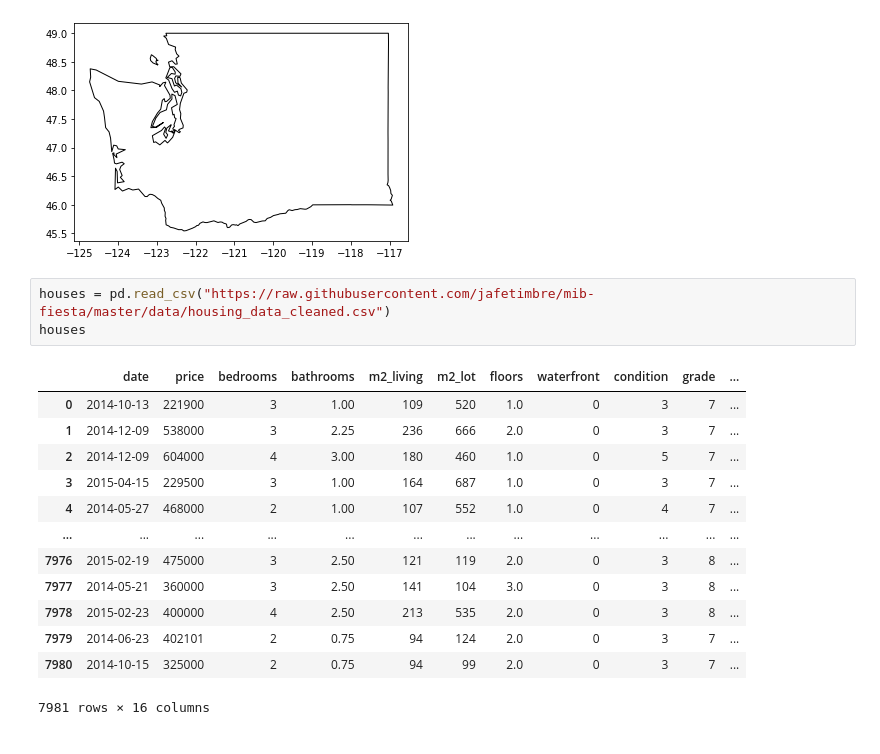
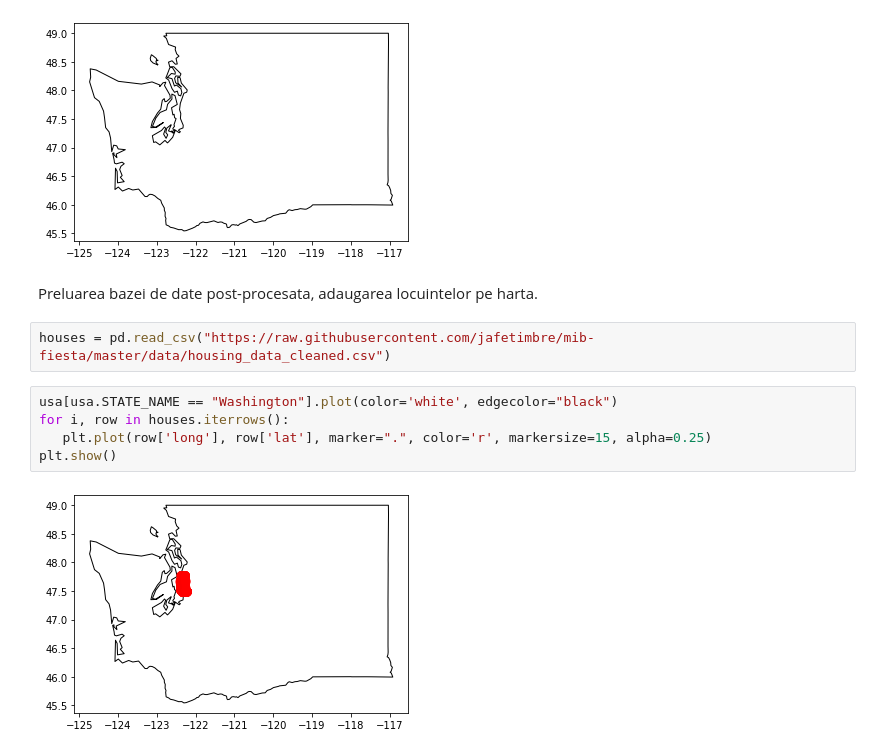
Before and after one commit to jafetimbre/mib-fiesta, a Jupyter notebook: src/beresescu_copy.ipynb, the cells around one changed output. Cells and saved outputs as stored; diff of their text form.

```diff
--- a/src/beresescu_copy.ipynb
+++ b/src/beresescu_copy.ipynb
@@ -51,20 +56,14 @@ usa[usa.STATE_NAME == "Washington"].plot(color='white', edgecolor="black")
 # %% [output]
 <matplotlib.axes._subplots.AxesSubplot at 0x...>
 [figure]
+# %% [markdown]
+Preluarea bazei de date post-procesata, adaugarea locuintelor pe harta.
 # %%
 houses = pd.read_csv("https://raw.githubusercontent.com/jafetimbre/mib-fiesta/master/data/housing_data_cleaned.csv")
-houses
-# %% [output]
-|  | date | price | bedrooms | bathrooms | m2_living | m2_lot | floors | waterfront | condition | grade | ... |
-| 0 | 2014-10-13 | 221900 | 3 | 1.00 | 109 | 520 | 1.0 | 0 | 3 | 7 | ... |
-| 1 | 2014-12-09 | 538000 | 3 | 2.25 | 236 | 666 | 2.0 | 0 | 3 | 7 | ... |
-| 2 | 2014-12-09 | 604000 | 4 | 3.00 | 180 | 460 | 1.0 | 0 | 5 | 7 | ... |
-| 3 | 2015-04-15 | 229500 | 3 | 1.00 | 164 | 687 | 1.0 | 0 | 3 | 7 | ... |
-| 4 | 2014-05-27 | 468000 | 2 | 1.00 | 107 | 552 | 1.0 | 0 | 4 | 7 | ... |
-| ... | ... | ... | ... | ... | ... | ... | ... | ... | ... | ... | ... |
-| 7976 | 2015-02-19 | 475000 | 3 | 2.50 | 121 | 119 | 2.0 | 0 | 3 | 8 | ... |
-| 7977 | 2014-05-21 | 360000 | 3 | 2.50 | 141 | 104 | 3.0 | 0 | 3 | 8 | ... |
-| 7978 | 2015-02-23 | 400000 | 4 | 2.50 | 213 | 535 | 2.0 | 0 | 3 | 8 | ... |
-| 7979 | 2014-06-23 | 402101 | 2 | 0.75 | 94 | 124 | 2.0 | 0 | 3 | 7 | ... |
-| 7980 | 2014-10-15 | 325000 | 2 | 0.75 | 94 | 99 | 2.0 | 0 | 3 | 7 | ... |
-7981 rows × 16 columns
+# %%
+usa[usa.STATE_NAME == "Washington"].plot(color='white', edgecolor="black")
+for i, row in houses.iterrows():
+   plt.plot(row['long'], row['lat'], marker=".", color='r', markersize=15, alpha=0.25)
+plt.show()
+# %% [output]
+[figure, added]
```
Also changed, not shown: parts of 15 cells of this notebook.
